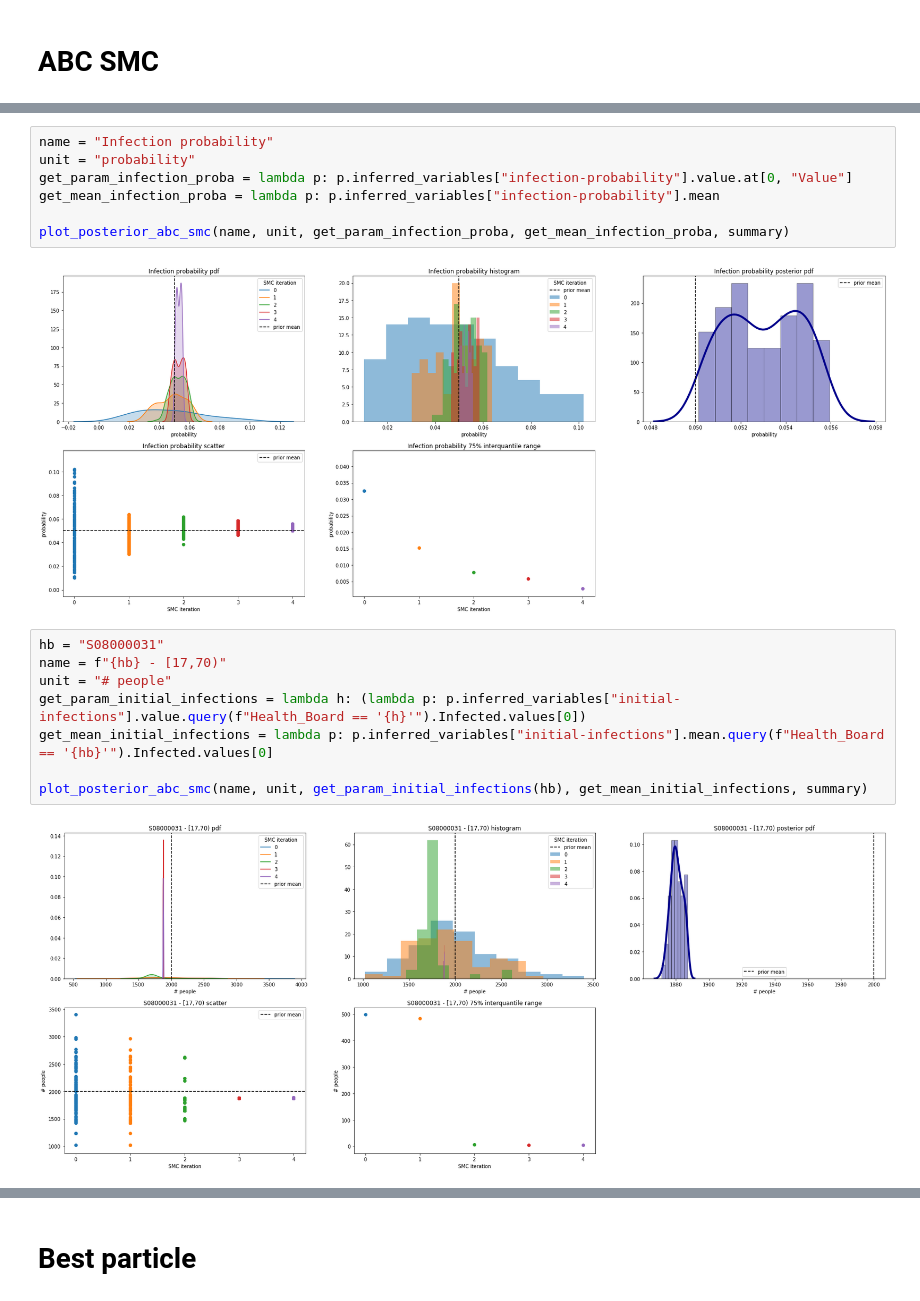
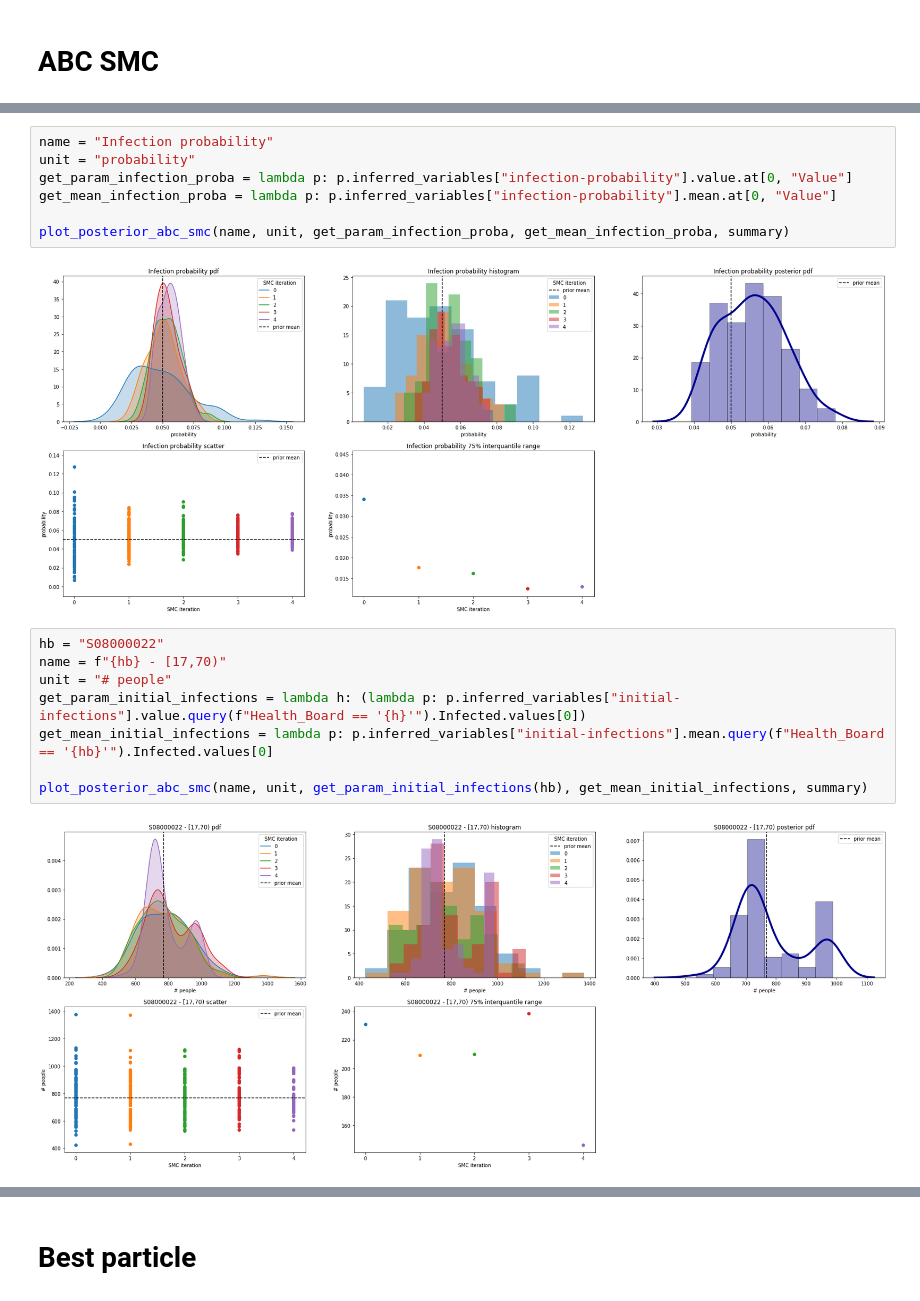
Before and after one commit to magicicada/simple_network_sim, a Jupyter notebook: doc/notebooks/Inference - ABC SMC.ipynb, the cells around one changed output, grey strips where cells are left out. Cells and saved outputs as stored; diff of their text form.

Commit message:
Add run with inferred contact multiplier

```diff
--- a/doc/notebooks/Inference - ABC SMC.ipynb
+++ b/doc/notebooks/Inference - ABC SMC.ipynb
@@ -196,18 +201,18 @@ Run time: 1.67h
 name = "Infection probability"
 unit = "probability"
 get_param_infection_proba = lambda p: p.inferred_variables["infection-probability"].value.at[0, "Value"]
-get_mean_infection_proba = lambda p: p.inferred_variables["infection-probability"].mean
+get_mean_infection_proba = lambda p: p.inferred_variables["infection-probability"].mean.at[0, "Value"]
 
 plot_posterior_abc_smc(name, unit, get_param_infection_proba, get_mean_infection_proba, summary)
 # %% [output]
-[figure, old version]
+[figure, new version]
 # %%
-hb = "S08000031"
+hb = "S08000022"
 name = f"{hb} - [17,70)"
 unit = "# people"
 get_param_initial_infections = lambda h: (lambda p: p.inferred_variables["initial-infections"].value.query(f"Health_Board == '{h}'").Infected.values[0])
 get_mean_initial_infections = lambda p: p.inferred_variables["initial-infections"].mean.query(f"Health_Board == '{hb}'").Infected.values[0]
 
 plot_posterior_abc_smc(name, unit, get_param_initial_infections(hb), get_mean_initial_infections, summary)
 # %% [output]
-[figure, old version]
+[figure, new version]
```
Also changed, not shown: parts of 14 cells of this notebook, 3 other files.
